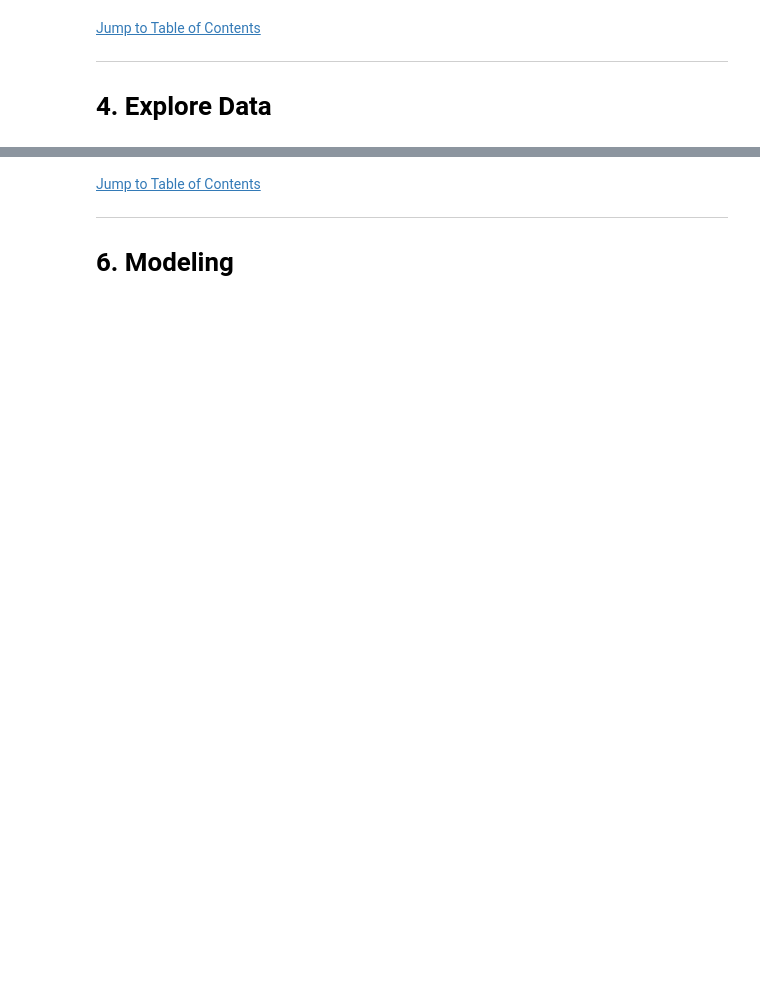
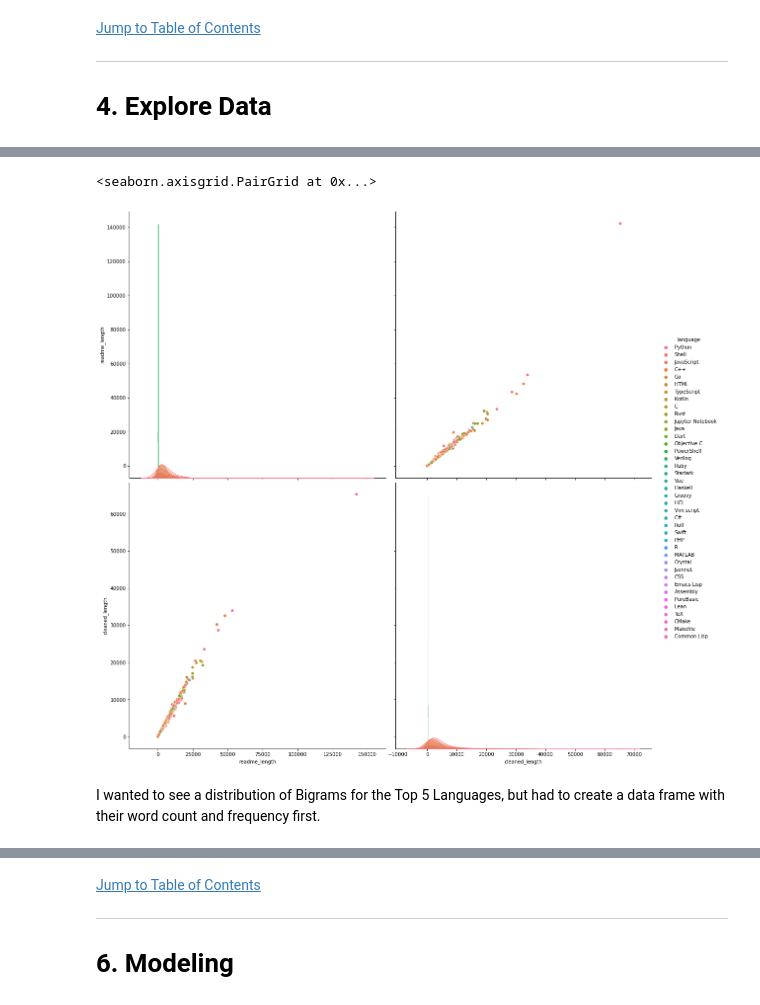
Before and after one commit to o0amandagomez0o/nlp_project-readme_prediction, a Jupyter notebook: final_language_prediction.ipynb, the cells around one changed output, grey strips where cells are left out. Saved outputs shown, nothing was run; the diff lists cells and outputs as text; code cells hidden in the pictures; blank space fills up the shorter version.

```diff
--- a/final_language_prediction.ipynb
+++ b/final_language_prediction.ipynb
@@ -92,0 +249,7 @@ ___
+# %%
+sns.pairplot(df, hue='language', height=8, aspect=1)
+# %% [output]
+<seaborn.axisgrid.PairGrid at 0x...>
+[figure, added]
+# %% [markdown]
+I wanted to see a distribution of Bigrams for the Top 5 Languages, but had to create a data frame with their word count and frequency first.
```
Also changed, not shown: parts of 82 cells of this notebook, 3 other files.
